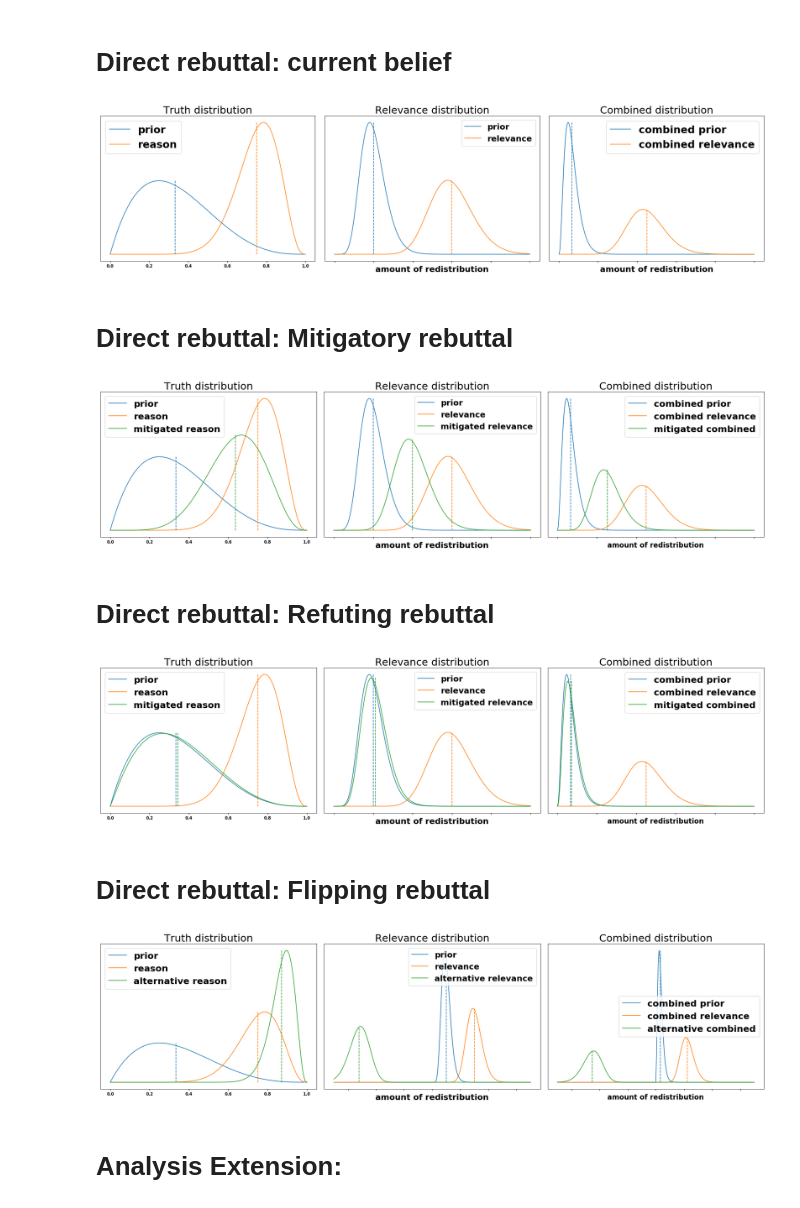
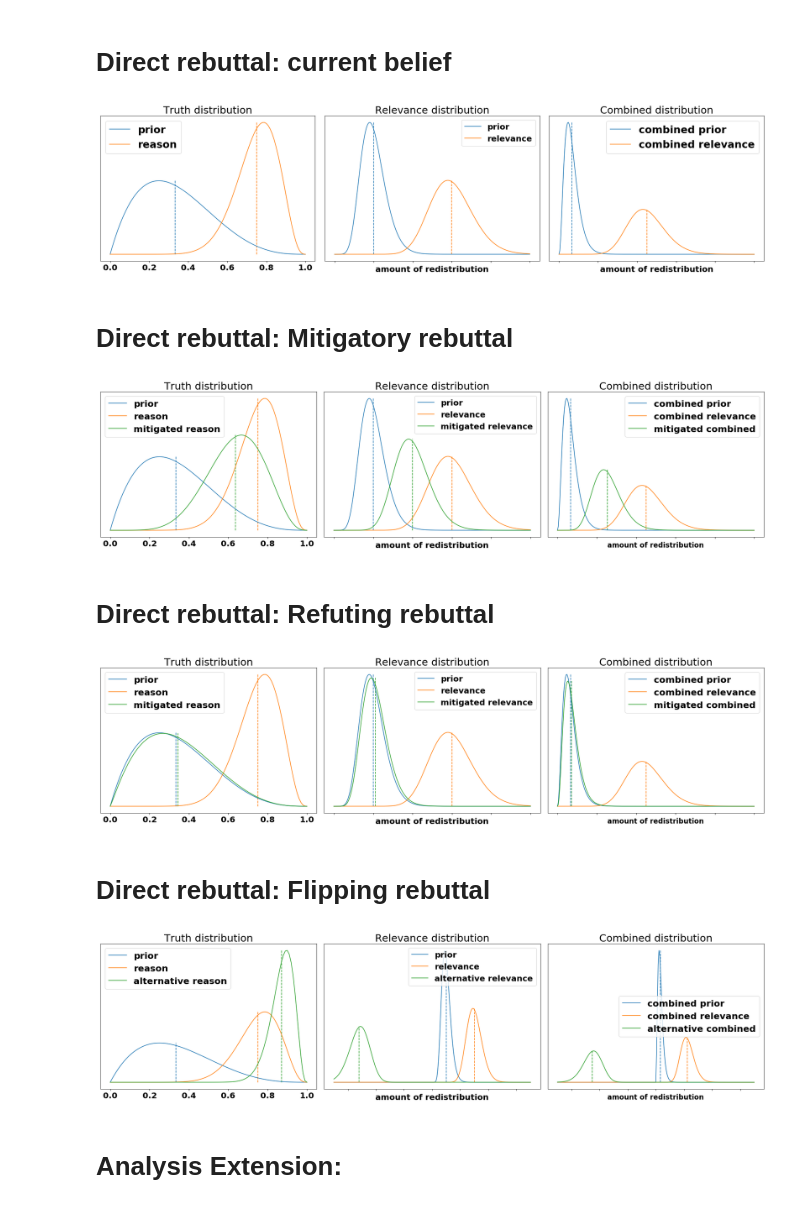
Before and after one commit to mariushobbhahn/mariushobbhahn.github.io, a Jupyter notebook: img/Probabilistic_Judging_2/Probabilistic Judging Part2.ipynb, the cells around one changed output. Drawn from its saved outputs; the diff is of its cells as text; code cells hidden in the pictures.

```diff
--- a/img/Probabilistic_Judging_2/Probabilistic Judging Part2.ipynb
+++ b/img/Probabilistic_Judging_2/Probabilistic Judging Part2.ipynb
@@ -60,34 +60,37 @@ axs[0].set_title('Truth distribution', fontdict={'fontsize': 25})
 axs[1].plot(x_gamma_gn, gamma_p_gn, label='prior')
 axs[1].plot(x_gamma_gn, gamma_1_gn, label='relevance')
 axs[1].vlines(g_p_gn*s_gn, ymin=0, ymax=1*gamma_p_gn.max(), linestyle='dashed', alpha=1, color="#1f77b4")
 axs[1].vlines(g_1_gn*s_gn, ymin=0, ymax=1*gamma_1_gn.max(), linestyle='dashed', alpha=1, color="#ff7f0e")
 axs[1].set_yticklabels([])
 axs[1].set_yticks([])
 #axs[1].set_xticklabels(x_labels, fontdict={'fontsize':fs_tick_labels})
 axs[1].set_xticklabels([])
 axs[1].set_xlabel('amount of redistribution', fontsize=20)
 axs[1].legend(prop={'size': 20})
 axs[1].set_title('Relevance distribution', fontdict={'fontsize': 25})
 
 axs[2].plot(x_gamma_gn, gamma_beta_p_gn, label='combined prior')
 axs[2].plot(x_gamma_gn, gamma_beta_1_1_gn, label='combined relevance')
 axs[2].vlines(gb_exp_p_gn*s_gn*g_p_gn, ymin=0, ymax=1*gamma_beta_p_gn.max(), linestyle='dashed', alpha=1, color="#1f77b4")
 axs[2].vlines(gb_exp_1_1_gn*s_gn*g_1_gn, ymin=0, ymax=1*gamma_beta_1_1_gn.max(), linestyle='dashed', alpha=1, color="#ff7f0e")
 axs[2].set_yticklabels([])
 axs[2].set_yticks([])
 #axs[2].set_xticklabels(x_labels, fontdict={'fontsize':fs_tick_labels})
 axs[2].set_xticklabels([])
 axs[2].set_xlabel('amount of redistribution', fontsize=20)
 axs[2].legend(prop={'size': 25})
 axs[2].set_title('Combined distribution', fontdict={'fontsize': 25})
 
+for ax in fig.axes:
+    plt.sca(ax)
+    plt.xticks(fontsize = 20)
 
 plt.tight_layout()
 plt.savefig('current_belief.png', dpi=300)
 
 plt.show();
 # %% [output]
-[figure, old version]
+[figure, new version]
 # %% [markdown]
 # Direct rebuttal: Mitigatory rebuttal
 # %%
@@ -182,13 +185,16 @@ axs[2].set_xlabel('amount of redistribution', fontsize=17)
 axs[2].legend(prop={'size': 22})
 axs[2].set_title('Combined distribution', fontdict={'fontsize': 25})
 
+for ax in fig.axes:
+    plt.sca(ax)
+    plt.xticks(fontsize = 20)
 
 plt.tight_layout()
 plt.savefig('mitigatory_rebuttal.png', dpi=300)
 
 plt.show();
 # %% [output]
-[figure, old version]
+[figure, new version]
 # %% [markdown]
 # Direct rebuttal: Refuting rebuttal
 # %%
@@ -283,13 +289,16 @@ axs[2].set_xlabel('amount of redistribution', fontsize=17)
 axs[2].legend(prop={'size': 22})
 axs[2].set_title('Combined distribution', fontdict={'fontsize': 25})
 
+for ax in fig.axes:
+    plt.sca(ax)
+    plt.xticks(fontsize = 20)
 
 plt.tight_layout()
 plt.savefig('refuting_rebuttal.png', dpi=300)
 
 plt.show();
 # %% [output]
-[figure, old version]
+[figure, new version]
 # %% [markdown]
 # Direct rebuttal: Flipping rebuttal
 # %%
@@ -387,13 +396,16 @@ axs[2].set_xlabel('amount of redistribution', fontsize=17)
 axs[2].legend(prop={'size': 22})
 axs[2].set_title('Combined distribution', fontdict={'fontsize': 25})
 
+for ax in fig.axes:
+    plt.sca(ax)
+    plt.xticks(fontsize = 20)
 
 plt.tight_layout()
 plt.savefig('flipping_rebuttal.png', dpi=300)
 
 plt.show();
 # %% [output]
-[figure, old version]
+[figure, new version]
 # %% [markdown]
 # Analysis Extension:
 # %%
```
Also changed, not shown: parts of 2 cells of this notebook, 8 other files.
